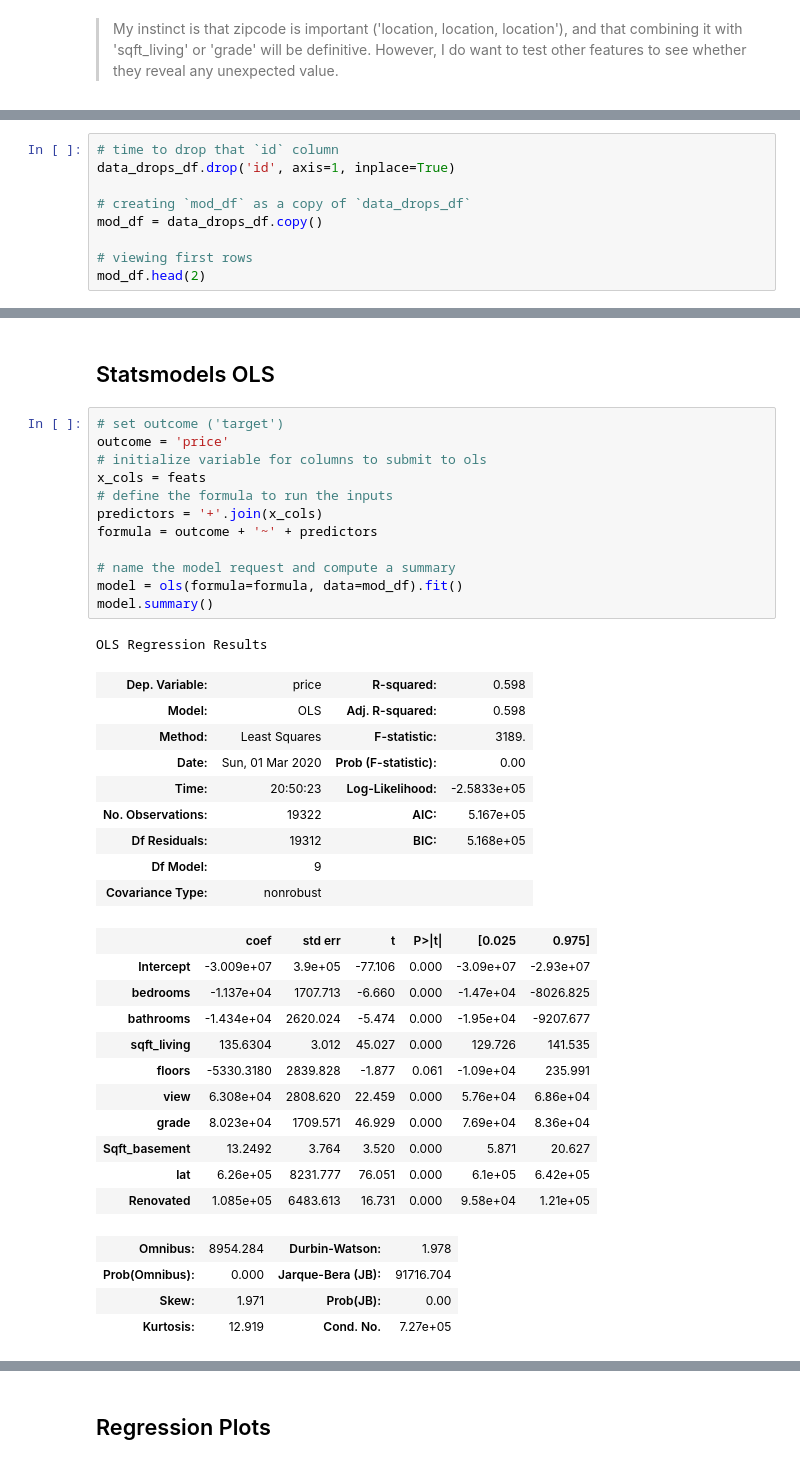
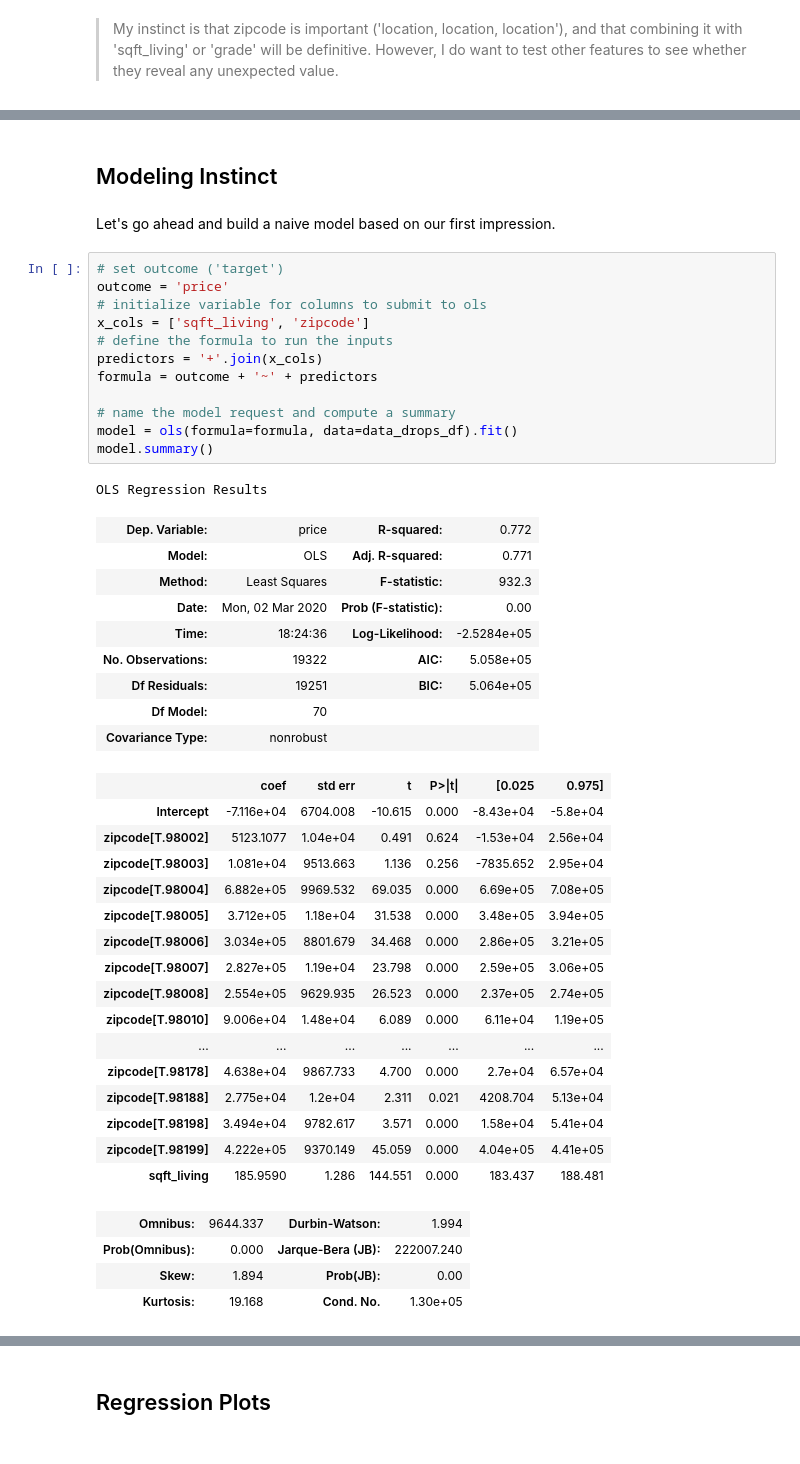
Before and after one commit to jammy-bot/dsc-mod-2-project-v2-1-online-ds-ft-120919, a Jupyter notebook: 3-model-and-conclude.ipynb, the cells around one changed output, grey strips where cells are left out. Saved outputs shown, nothing was run; the diff lists cells and outputs as text.

```diff
--- a/3-model-and-conclude.ipynb
+++ b/3-model-and-conclude.ipynb
@@ -140,9 +133,0 @@ We will copy a new dataframe for modeling and testing.
-# %%
-# time to drop that `id` column
-data_drops_df.drop('id', axis=1, inplace=True)
-
-# creating `mod_df` as a copy of `data_drops_df`
-mod_df = data_drops_df.copy()
-
-# viewing first rows
-mod_df.head(2)
@@ -197,42 +134,49 @@ feats.pop(7)
-# %% [markdown]
-## Statsmodels OLS
+# %% [markdown]
+## Modeling Instinct
+# %% [markdown]
+Let's go ahead and build a naive model based on our first impression.
 # %%
 # set outcome ('target')
 outcome = 'price'
 # initialize variable for columns to submit to ols
-x_cols = feats
+x_cols = ['sqft_living', 'zipcode']
 # define the formula to run the inputs
 predictors = '+'.join(x_cols)
 formula = outcome + '~' + predictors
 
 # name the model request and compute a summary
-model = ols(formula=formula, data=mod_df).fit()
+model = ols(formula=formula, data=data_drops_df).fit()
 model.summary()
 # %% [output]
 OLS Regression Results
-| Dep. Variable: | price | R-squared: | 0.598 |
-| Model: | OLS | Adj. R-squared: | 0.598 |
-| Method: | Least Squares | F-statistic: | 3189. |
-| Date: | Sun, 01 Mar 2020 | Prob (F-statistic): | 0.00 |
-| Time: | 20:50:23 | Log-Likelihood: | -2.5833e+05 |
-| No. Observations: | 19322 | AIC: | 5.167e+05 |
-| Df Residuals: | 19312 | BIC: | 5.168e+05 |
-| Df Model: | 9 |  |  |
+| Dep. Variable: | price | R-squared: | 0.772 |
+| Model: | OLS | Adj. R-squared: | 0.771 |
+| Method: | Least Squares | F-statistic: | 932.3 |
+| Date: | Mon, 02 Mar 2020 | Prob (F-statistic): | 0.00 |
+| Time: | 18:24:36 | Log-Likelihood: | -2.5284e+05 |
+| No. Observations: | 19322 | AIC: | 5.058e+05 |
+| Df Residuals: | 19251 | BIC: | 5.064e+05 |
+| Df Model: | 70 |  |  |
 | Covariance Type: | nonrobust |  |  |
 |  | coef | std err | t | P>|t| | [0.025 | 0.975] |
-| Intercept | -3.009e+07 | 3.9e+05 | -77.106 | 0.000 | -3.09e+07 | -2.93e+07 |
-| bedrooms | -1.137e+04 | 1707.713 | -6.660 | 0.000 | -1.47e+04 | -8026.825 |
-| bathrooms | -1.434e+04 | 2620.024 | -5.474 | 0.000 | -1.95e+04 | -9207.677 |
-| sqft_living | 135.6304 | 3.012 | 45.027 | 0.000 | 129.726 | 141.535 |
-| floors | -5330.3180 | 2839.828 | -1.877 | 0.061 | -1.09e+04 | 235.991 |
-| view | 6.308e+04 | 2808.620 | 22.459 | 0.000 | 5.76e+04 | 6.86e+04 |
-| grade | 8.023e+04 | 1709.571 | 46.929 | 0.000 | 7.69e+04 | 8.36e+04 |
-| Sqft_basement | 13.2492 | 3.764 | 3.520 | 0.000 | 5.871 | 20.627 |
-| lat | 6.26e+05 | 8231.777 | 76.051 | 0.000 | 6.1e+05 | 6.42e+05 |
-| Renovated | 1.085e+05 | 6483.613 | 16.731 | 0.000 | 9.58e+04 | 1.21e+05 |
+| Intercept | -7.116e+04 | 6704.008 | -10.615 | 0.000 | -8.43e+04 | -5.8e+04 |
+| zipcode[T.98002] | 5123.1077 | 1.04e+04 | 0.491 | 0.624 | -1.53e+04 | 2.56e+04 |
+| zipcode[T.98003] | 1.081e+04 | 9513.663 | 1.136 | 0.256 | -7835.652 | 2.95e+04 |
+| zipcode[T.98004] | 6.882e+05 | 9969.532 | 69.035 | 0.000 | 6.69e+05 | 7.08e+05 |
+| zipcode[T.98005] | 3.712e+05 | 1.18e+04 | 31.538 | 0.000 | 3.48e+05 | 3.94e+05 |
+| zipcode[T.98006] | 3.034e+05 | 8801.679 | 34.468 | 0.000 | 2.86e+05 | 3.21e+05 |
+| zipcode[T.98007] | 2.827e+05 | 1.19e+04 | 23.798 | 0.000 | 2.59e+05 | 3.06e+05 |
+| zipcode[T.98008] | 2.554e+05 | 9629.935 | 26.523 | 0.000 | 2.37e+05 | 2.74e+05 |
+| zipcode[T.98010] | 9.006e+04 | 1.48e+04 | 6.089 | 0.000 | 6.11e+04 | 1.19e+05 |
+| ... | ... | ... | ... | ... | ... | ... |
+| zipcode[T.98178] | 4.638e+04 | 9867.733 | 4.700 | 0.000 | 2.7e+04 | 6.57e+04 |
+| zipcode[T.98188] | 2.775e+04 | 1.2e+04 | 2.311 | 0.021 | 4208.704 | 5.13e+04 |
+| zipcode[T.98198] | 3.494e+04 | 9782.617 | 3.571 | 0.000 | 1.58e+04 | 5.41e+04 |
+| zipcode[T.98199] | 4.222e+05 | 9370.149 | 45.059 | 0.000 | 4.04e+05 | 4.41e+05 |
+| sqft_living | 185.9590 | 1.286 | 144.551 | 0.000 | 183.437 | 188.481 |
-| Omnibus: | 8954.284 | Durbin-Watson: | 1.978 |
-| Prob(Omnibus): | 0.000 | Jarque-Bera (JB): | 91716.704 |
-| Skew: | 1.971 | Prob(JB): | 0.00 |
-| Kurtosis: | 12.919 | Cond. No. | 7.27e+05 |
+| Omnibus: | 9644.337 | Durbin-Watson: | 1.994 |
+| Prob(Omnibus): | 0.000 | Jarque-Bera (JB): | 222007.240 |
+| Skew: | 1.894 | Prob(JB): | 0.00 |
+| Kurtosis: | 19.168 | Cond. No. | 1.30e+05 |
 Warnings:
 [1] Standard Errors assume that the covariance matrix of the errors is correctly specified.
```
Also changed, not shown: parts of 229 cells of this notebook, 3 other files.
